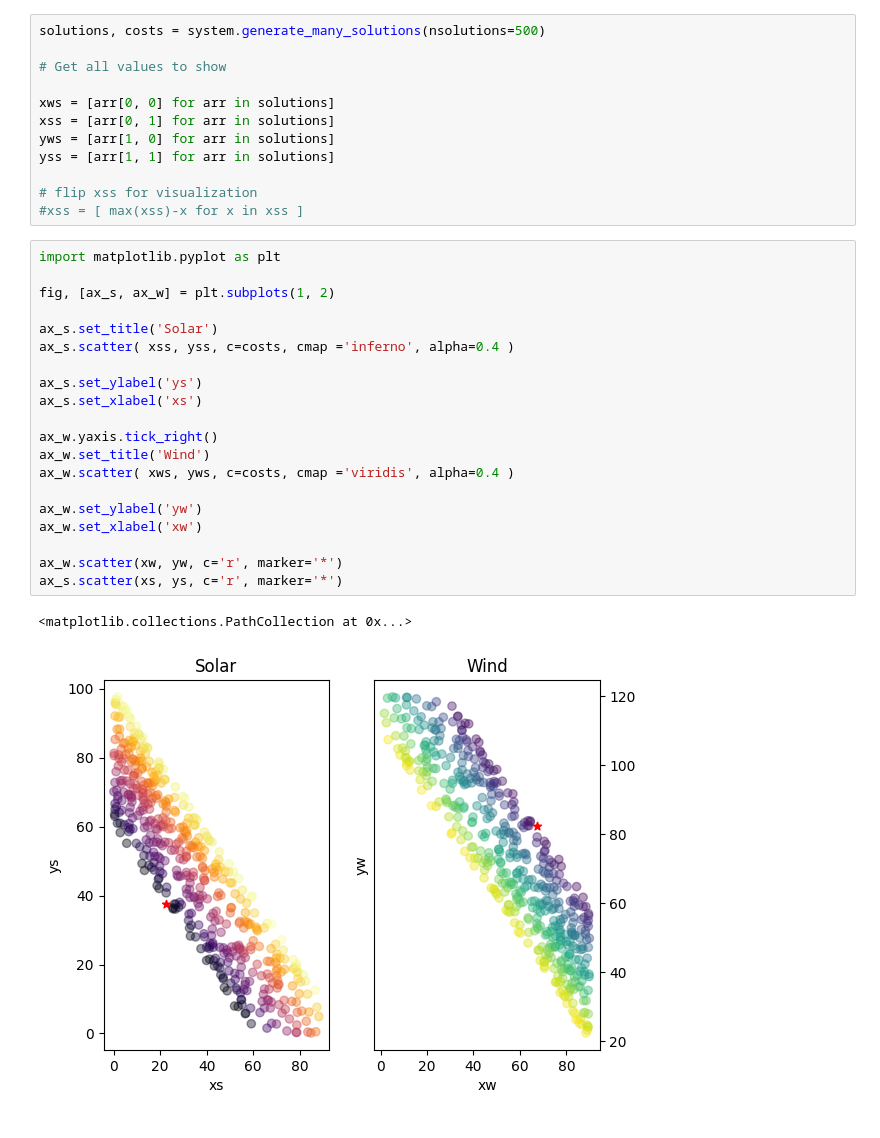
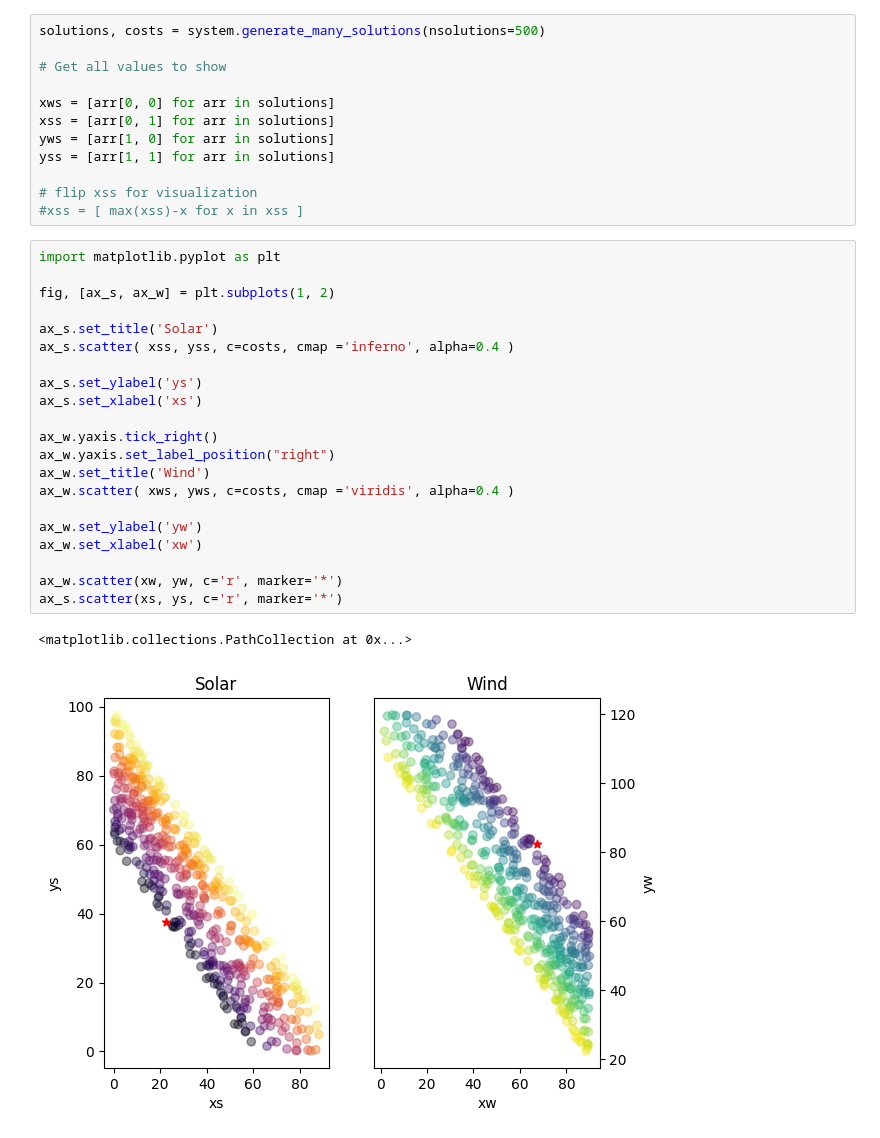
Before and after one commit to marcodigennaro/optimization, a Jupyter notebook: optimization/jupter-notebooks/renewable_energy_flow.ipynb, the cells around one changed output. Drawn from its saved outputs; the diff is of its cells as text.

```diff
--- a/optimization/jupter-notebooks/renewable_energy_flow.ipynb
+++ b/optimization/jupter-notebooks/renewable_energy_flow.ipynb
@@ -163,26 +163,27 @@ yss = [arr[1, 1] for arr in solutions]
 # %%
 import matplotlib.pyplot as plt
 
 fig, [ax_s, ax_w] = plt.subplots(1, 2)
 
 ax_s.set_title('Solar')
 ax_s.scatter( xss, yss, c=costs, cmap ='inferno', alpha=0.4 )
 
 ax_s.set_ylabel('ys')
 ax_s.set_xlabel('xs')
 
 ax_w.yaxis.tick_right()
+ax_w.yaxis.set_label_position("right")
 ax_w.set_title('Wind')
 ax_w.scatter( xws, yws, c=costs, cmap ='viridis', alpha=0.4 )
 
 ax_w.set_ylabel('yw')
 ax_w.set_xlabel('xw')
 
 ax_w.scatter(xw, yw, c='r', marker='*')
 ax_s.scatter(xs, ys, c='r', marker='*')
 # %% [output]
 <matplotlib.collections.PathCollection at 0x...>
-[figure, old version]
+[figure, new version]
 # %%
 import matplotlib.pyplot as plt
 
```
Also changed, not shown: parts of 1 cell of this notebook.
